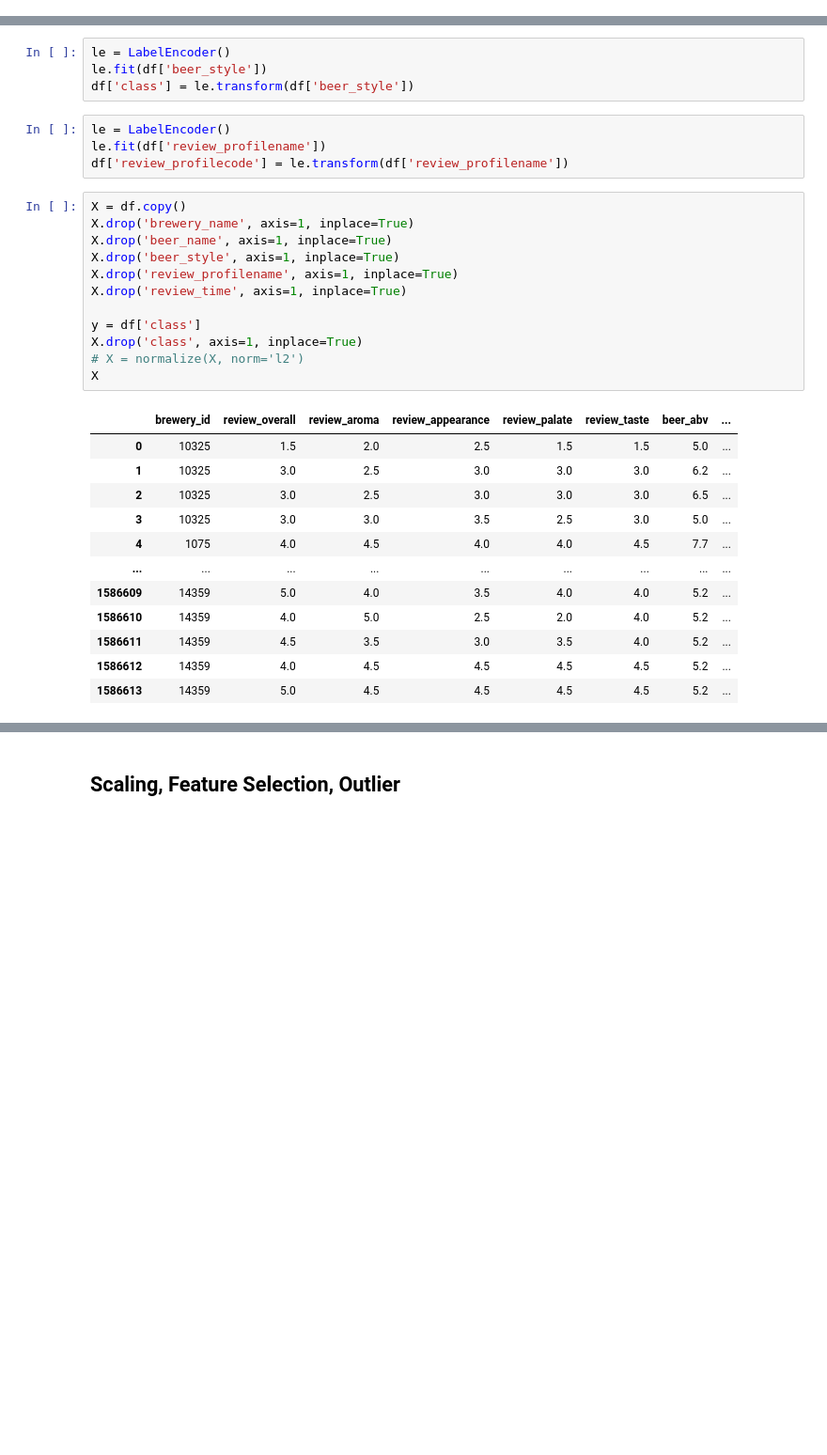
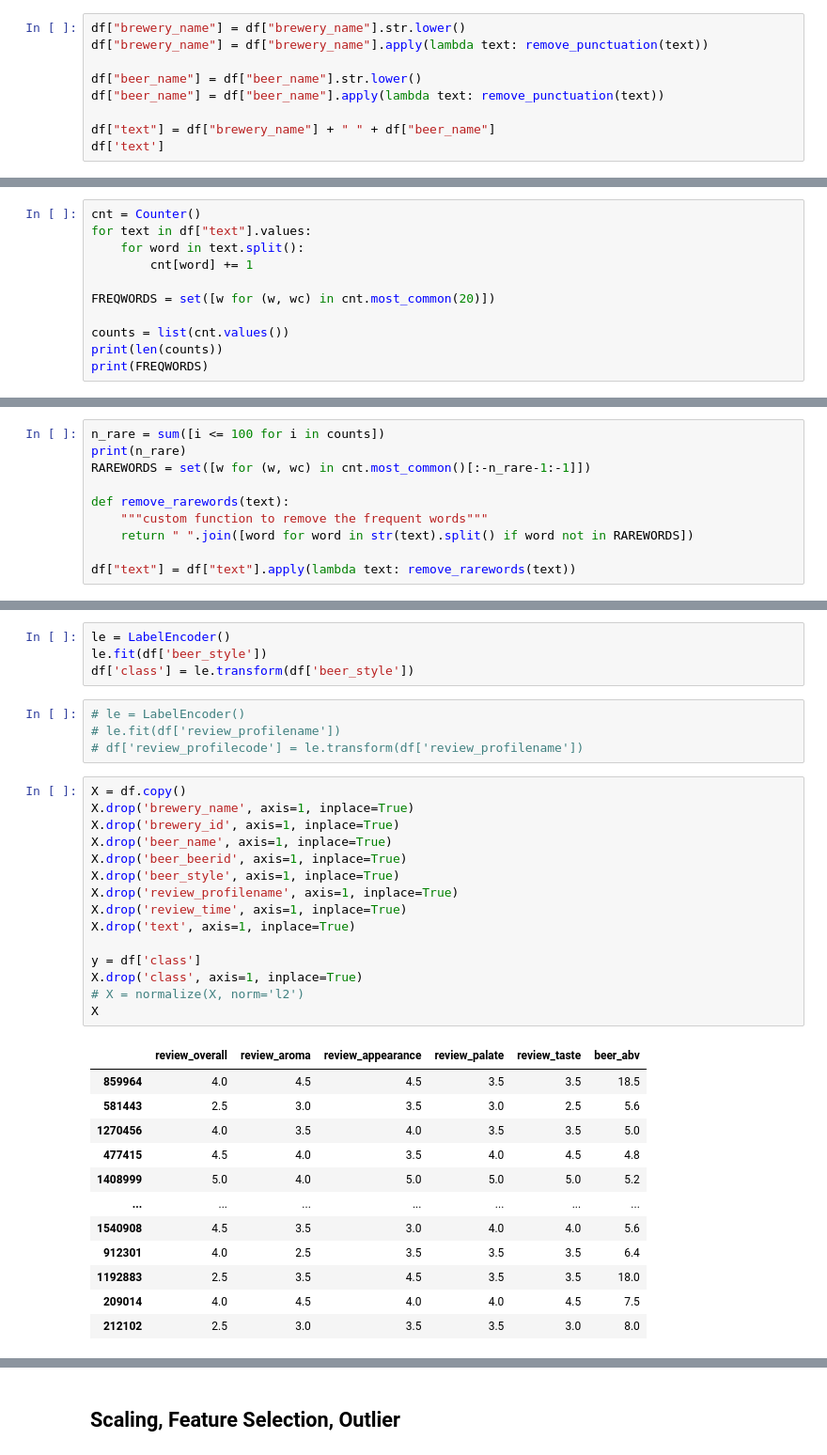
Before and after one commit to chrisizeh/ML-NN-Parameter-Search, a Jupyter notebook: src/Beer_Reviews.ipynb, the cells around one changed output, grey strips where cells are left out. Shown at 94% size. Saved outputs shown, nothing was run; the diff lists cells and outputs as text; blank space fills up the shorter version.

```diff
--- a/src/Beer_Reviews.ipynb
+++ b/src/Beer_Reviews.ipynb
@@ -188,0 +186,9 @@ dtype: int64
+# %%
+df["brewery_name"] = df["brewery_name"].str.lower()
+df["brewery_name"] = df["brewery_name"].apply(lambda text: remove_punctuation(text))
+
+df["beer_name"] = df["beer_name"].str.lower()
+df["beer_name"] = df["beer_name"].apply(lambda text: remove_punctuation(text))
+
+df["text"] = df["brewery_name"] + " " + df["beer_name"]
+df['text']
@@ -188,0 +208,11 @@ dtype: int64
+# %%
+cnt = Counter()
+for text in df["text"].values:
+    for word in text.split():
+        cnt[word] += 1
+
+FREQWORDS = set([w for (w, wc) in cnt.most_common(20)])
+
+counts = list(cnt.values())
+print(len(counts))
+print(FREQWORDS)
@@ -188,0 +222,10 @@ dtype: int64
+# %%
+n_rare = sum([i <= 100 for i in counts])
+print(n_rare)
+RAREWORDS = set([w for (w, wc) in cnt.most_common()[:-n_rare-1:-1]])
+
+def remove_rarewords(text):
+    """custom function to remove the frequent words"""
+    return " ".join([word for word in str(text).split() if word not in RAREWORDS])
+
+df["text"] = df["text"].apply(lambda text: remove_rarewords(text))
@@ -196,31 +267,34 @@ le = LabelEncoder()
 le.fit(df['beer_style'])
 df['class'] = le.transform(df['beer_style'])
 # %%
-le = LabelEncoder()
-le.fit(df['review_profilename'])
-df['review_profilecode'] = le.transform(df['review_profilename'])
+# le = LabelEncoder()
+# le.fit(df['review_profilename'])
+# df['review_profilecode'] = le.transform(df['review_profilename'])
 # %%
 X = df.copy()
 X.drop('brewery_name', axis=1, inplace=True)
+X.drop('brewery_id', axis=1, inplace=True)
 X.drop('beer_name', axis=1, inplace=True)
+X.drop('beer_beerid', axis=1, inplace=True)
 X.drop('beer_style', axis=1, inplace=True)
 X.drop('review_profilename', axis=1, inplace=True)
 X.drop('review_time', axis=1, inplace=True)
+X.drop('text', axis=1, inplace=True)
 
 y = df['class']
 X.drop('class', axis=1, inplace=True)
 # X = normalize(X, norm='l2')
 X
 # %% [output]
-|  | brewery_id | review_overall | review_aroma | review_appearance | review_palate | review_taste | beer_abv | ... |
-| 0 | 10325 | 1.5 | 2.0 | 2.5 | 1.5 | 1.5 | 5.0 | ... |
-| 1 | 10325 | 3.0 | 2.5 | 3.0 | 3.0 | 3.0 | 6.2 | ... |
-| 2 | 10325 | 3.0 | 2.5 | 3.0 | 3.0 | 3.0 | 6.5 | ... |
-| 3 | 10325 | 3.0 | 3.0 | 3.5 | 2.5 | 3.0 | 5.0 | ... |
-| 4 | 1075 | 4.0 | 4.5 | 4.0 | 4.0 | 4.5 | 7.7 | ... |
-| ... | ... | ... | ... | ... | ... | ... | ... | ... |
-| 1586609 | 14359 | 5.0 | 4.0 | 3.5 | 4.0 | 4.0 | 5.2 | ... |
-| 1586610 | 14359 | 4.0 | 5.0 | 2.5 | 2.0 | 4.0 | 5.2 | ... |
-| 1586611 | 14359 | 4.5 | 3.5 | 3.0 | 3.5 | 4.0 | 5.2 | ... |
-| 1586612 | 14359 | 4.0 | 4.5 | 4.5 | 4.5 | 4.5 | 5.2 | ... |
-| 1586613 | 14359 | 5.0 | 4.5 | 4.5 | 4.5 | 4.5 | 5.2 | ... |
+|  | review_overall | review_aroma | review_appearance | review_palate | review_taste | beer_abv |
+| 859964 | 4.0 | 4.5 | 4.5 | 3.5 | 3.5 | 18.5 |
+| 581443 | 2.5 | 3.0 | 3.5 | 3.0 | 2.5 | 5.6 |
+| 1270456 | 4.0 | 3.5 | 4.0 | 3.5 | 3.5 | 5.0 |
+| 477415 | 4.5 | 4.0 | 3.5 | 4.0 | 4.5 | 4.8 |
+| 1408999 | 5.0 | 4.0 | 5.0 | 5.0 | 5.0 | 5.2 |
+| ... | ... | ... | ... | ... | ... | ... |
+| 1540908 | 4.5 | 3.5 | 3.0 | 4.0 | 4.0 | 5.6 |
+| 912301 | 4.0 | 2.5 | 3.5 | 3.5 | 3.5 | 6.4 |
+| 1192883 | 2.5 | 3.5 | 4.5 | 3.5 | 3.5 | 18.0 |
+| 209014 | 4.0 | 4.5 | 4.0 | 4.0 | 4.5 | 7.5 |
+| 212102 | 2.5 | 3.0 | 3.5 | 3.5 | 3.0 | 8.0 |
```
Also changed, not shown: parts of 40 cells of this notebook.
